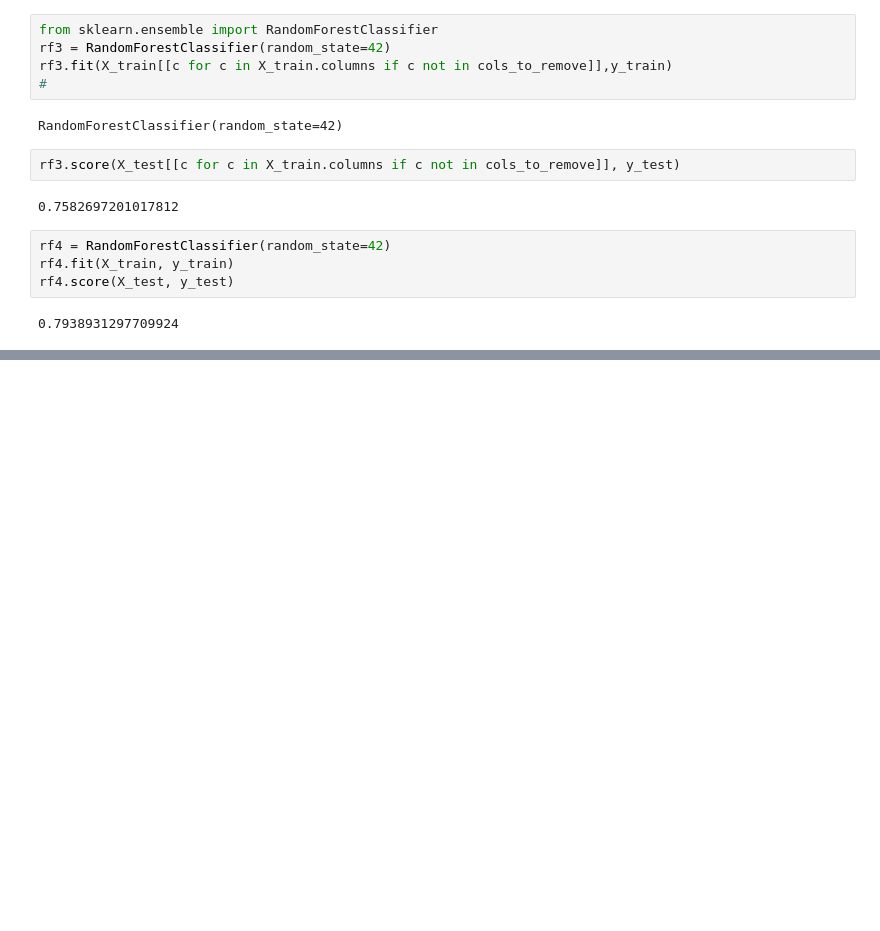
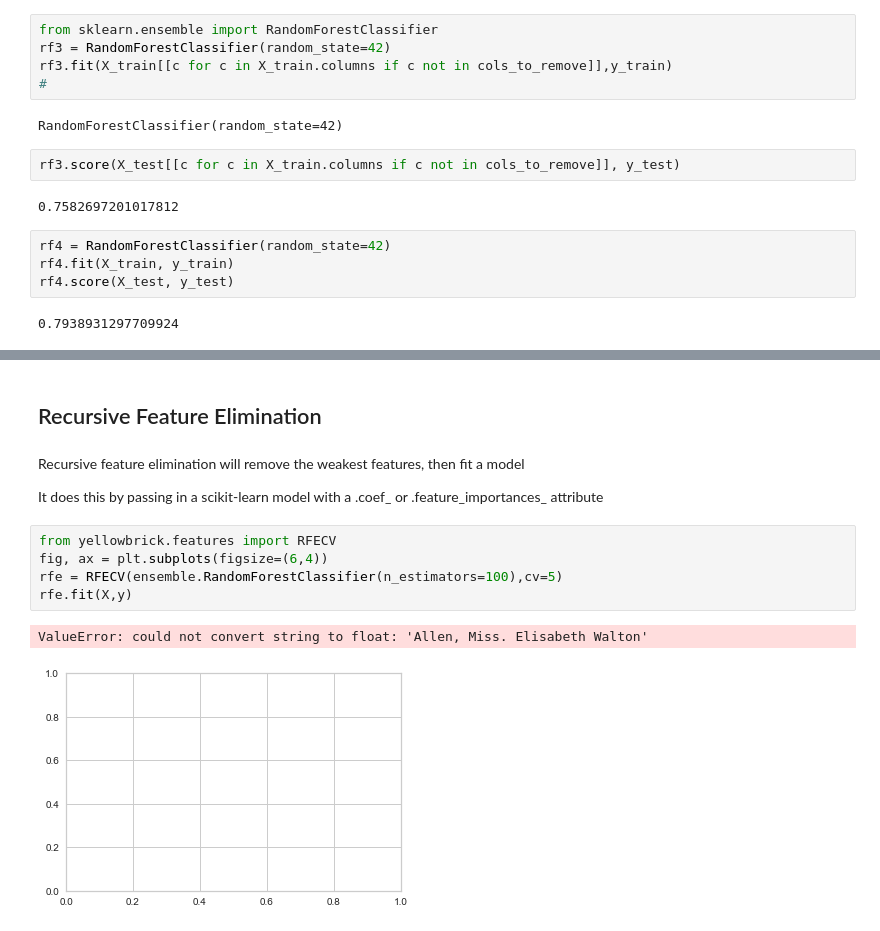
Before and after one commit to jeosol/ml_pocket_reference, a Jupyter notebook: Chapter8_Feature_Selection.ipynb, the cells around one changed output, grey strips where cells are left out. Cells and saved outputs as stored; diff of their text form; blank space fills up the shorter version.

Commit message:
Add section for recursive feature elimination

```diff
--- a/Chapter8_Feature_Selection.ipynb
+++ b/Chapter8_Feature_Selection.ipynb
@@ -106,0 +138,14 @@ rf4.score(X_test, y_test)
+# %% [markdown]
+## Recursive Feature Elimination
+# %% [markdown]
+Recursive feature elimination will remove the weakest features, then fit a model
+
+It does this by passing in a scikit-learn model with a .coef_ or .feature_importances_ attribute
+# %%
+from yellowbrick.features import RFECV
+fig, ax = plt.subplots(figsize=(6,4))
+rfe = RFECV(ensemble.RandomForestClassifier(n_estimators=100),cv=5)
+rfe.fit(X,y)
+# %% [output]
+ValueError: could not convert string to float: 'Allen, Miss. Elisabeth Walton'
+[figure, added]
```
Also changed, not shown: parts of 4 cells of this notebook.
